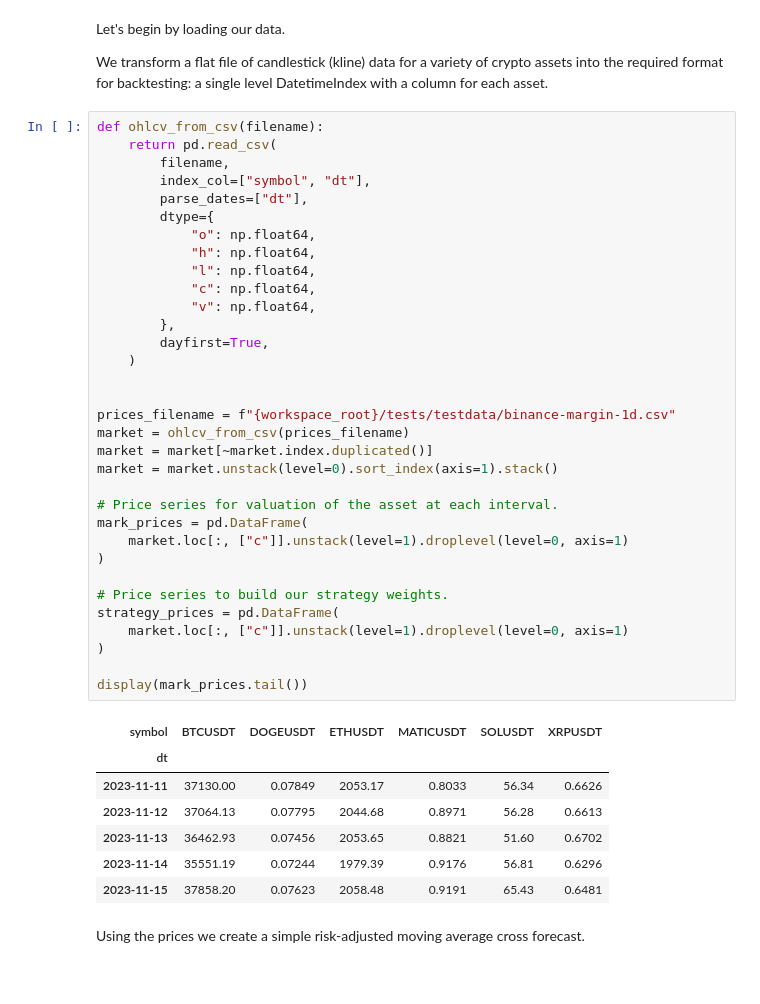
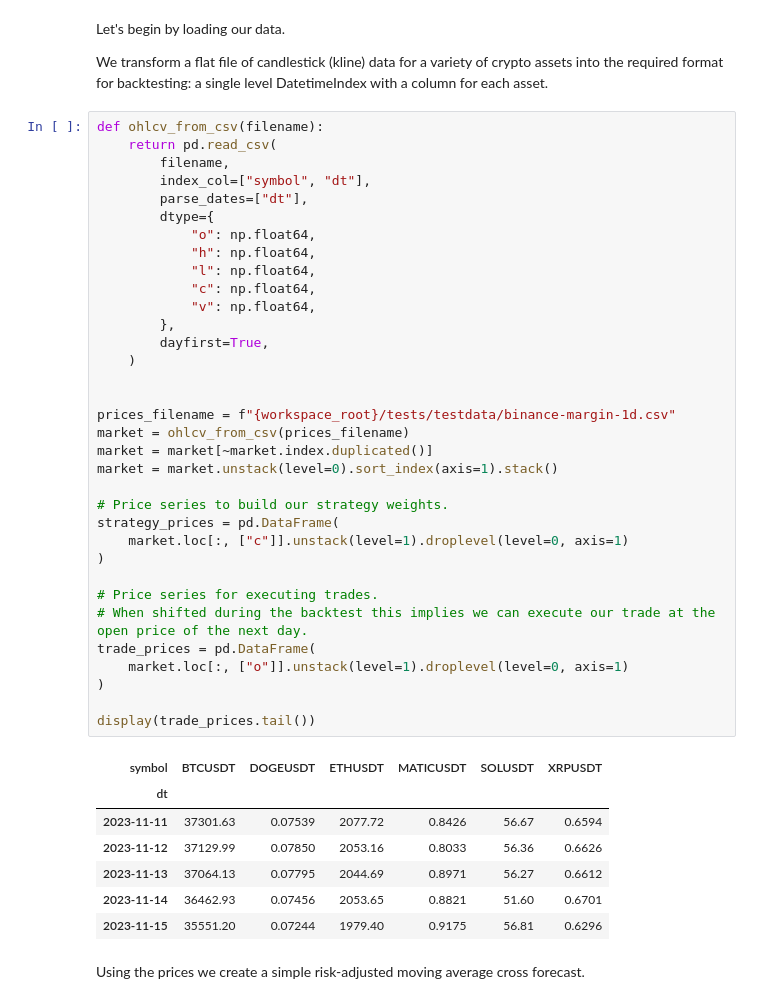
Before and after one commit to thecolngroup/alphavec, a Jupyter notebook: example.ipynb, the cells around one changed output. Drawn from its saved outputs; the diff is of its cells as text.

```diff
--- a/example.ipynb
+++ b/example.ipynb
@@ -23,44 +23,45 @@ We transform a flat file of candlestick (kline) data for a variety of crypto ass
 # %%
 def ohlcv_from_csv(filename):
     return pd.read_csv(
         filename,
         index_col=["symbol", "dt"],
         parse_dates=["dt"],
         dtype={
             "o": np.float64,
             "h": np.float64,
             "l": np.float64,
             "c": np.float64,
             "v": np.float64,
         },
         dayfirst=True,
     )
 
 
 prices_filename = f"{workspace_root}/tests/testdata/binance-margin-1d.csv"
 market = ohlcv_from_csv(prices_filename)
 market = market[~market.index.duplicated()]
 market = market.unstack(level=0).sort_index(axis=1).stack()
 
-# Price series for valuation of the asset at each interval.
-mark_prices = pd.DataFrame(
-    market.loc[:, ["c"]].unstack(level=1).droplevel(level=0, axis=1)
-)
-
 # Price series to build our strategy weights.
 strategy_prices = pd.DataFrame(
     market.loc[:, ["c"]].unstack(level=1).droplevel(level=0, axis=1)
 )
 
-display(mark_prices.tail())
+# Price series for executing trades.
+# When shifted during the backtest this implies we can execute our trade at the open price of the next day.
+trade_prices = pd.DataFrame(
+    market.loc[:, ["o"]].unstack(level=1).droplevel(level=0, axis=1)
+)
+
+display(trade_prices.tail())
 # %% [output]
 | symbol | BTCUSDT | DOGEUSDT | ETHUSDT | MATICUSDT | SOLUSDT | XRPUSDT |
 | dt |  |  |  |  |  |  |
-| 2023-11-11 | 37130.00 | 0.07849 | 2053.17 | 0.8033 | 56.34 | 0.6626 |
-| 2023-11-12 | 37064.13 | 0.07795 | 2044.68 | 0.8971 | 56.28 | 0.6613 |
-| 2023-11-13 | 36462.93 | 0.07456 | 2053.65 | 0.8821 | 51.60 | 0.6702 |
-| 2023-11-14 | 35551.19 | 0.07244 | 1979.39 | 0.9176 | 56.81 | 0.6296 |
-| 2023-11-15 | 37858.20 | 0.07623 | 2058.48 | 0.9191 | 65.43 | 0.6481 |
+| 2023-11-11 | 37301.63 | 0.07539 | 2077.72 | 0.8426 | 56.67 | 0.6594 |
+| 2023-11-12 | 37129.99 | 0.07850 | 2053.16 | 0.8033 | 56.36 | 0.6626 |
+| 2023-11-13 | 37064.13 | 0.07795 | 2044.69 | 0.8971 | 56.27 | 0.6612 |
+| 2023-11-14 | 36462.93 | 0.07456 | 2053.65 | 0.8821 | 51.60 | 0.6701 |
+| 2023-11-15 | 35551.20 | 0.07244 | 1979.40 | 0.9175 | 56.81 | 0.6296 |
 # %% [markdown]
 Using the prices we create a simple risk-adjusted moving average cross forecast.
 # %%
```
Also changed, not shown: parts of 7 cells of this notebook.
